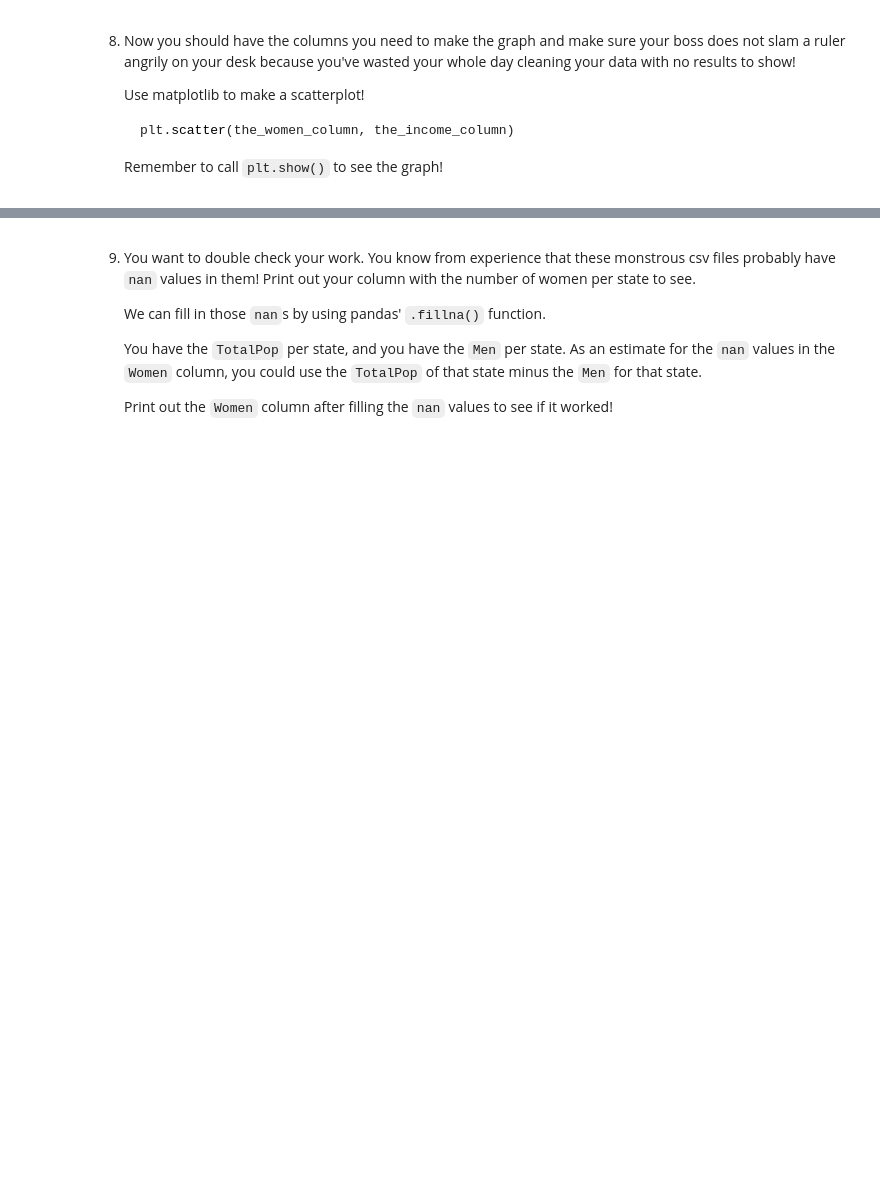
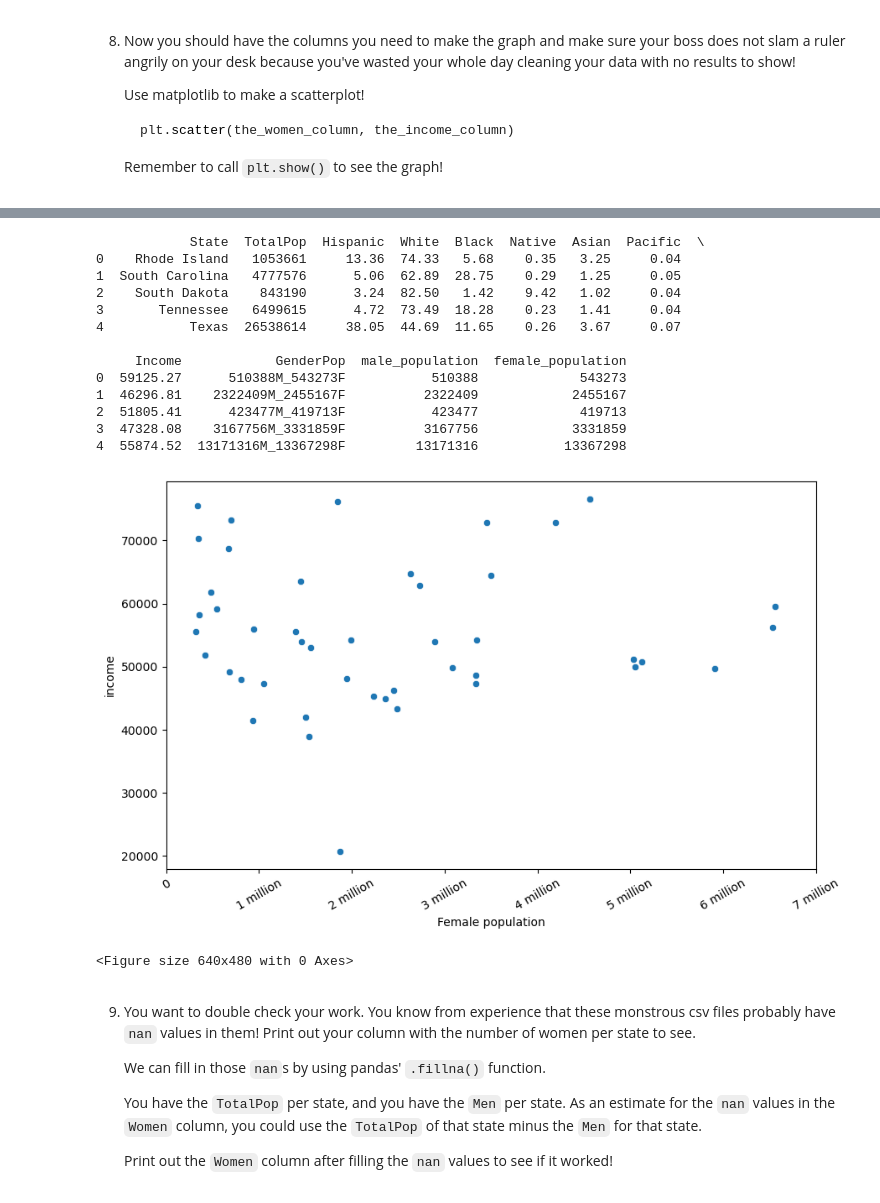
Before and after one commit to Pouria-Zarrin/Cleaning-US-Census-Data, a Jupyter notebook: Cleaning US Census Data.ipynb, the cells around one changed output, grey strips where cells are left out. Cells and saved outputs as stored; diff of their text form; code cells hidden in the pictures; blank space fills up the shorter version.

Commit message:
scatter plot created for women/income

````diff
--- a/Cleaning US Census Data.ipynb
+++ b/Cleaning US Census Data.ipynb
@@ -146,3 +135,9 @@ dtype: object
    ```
 
    Remember to call `plt.show()` to see the graph!
+# %%
+# the first colummn is dropped and State is considered as the index
+df = df.drop('Unnamed: 0', axis=1, errors='ignore')
+if 'States' in df.columns:
+    df = df.set_index('States')
+print (df.head())
@@ -149,3 +158,44 @@ dtype: object
+# %%
+#df.set_index('State', inplace=True)
+#df.reset_index(inplace=True)
+#df = df.drop(['level_0' , 'index'], axis=1)
+
+print (df.head())
+
+
+female = df.female_population[df.female_population <= 0.75*(10**7)]
+
+fig ,ax = plt.subplots(figsize=(10, 6))
+
+sns.scatterplot(x=female , y='Income' , data=df)
+default_xticks = ax.get_xticks()
+
+ax.set_xticks(default_xticks)
+ax.set_xticklabels(['0', '1 million', '2 million', '3 million', '4 million', '5 million', '6 million' , '7 million'] , rotation=30)
+
+# Set axis labels
+ax.set_xlabel('Female population')
+ax.set_ylabel('income')
+
+
+plt.show()
+plt.clf()
+# %% [output]
+            State  TotalPop  Hispanic  White  Black  Native  Asian  Pacific  \
+0    Rhode Island   1053661     13.36  74.33   5.68    0.35   3.25     0.04
+1  South Carolina   4777576      5.06  62.89  28.75    0.29   1.25     0.05
+2    South Dakota    843190      3.24  82.50   1.42    9.42   1.02     0.04
+3       Tennessee   6499615      4.72  73.49  18.28    0.23   1.41     0.04
+4           Texas  26538614     38.05  44.69  11.65    0.26   3.67     0.07
+
+     Income            GenderPop  male_population  female_population
+0  59125.27      510388M_543273F           510388             543273
+1  46296.81    2322409M_2455167F          2322409            2455167
+2  51805.41      423477M_419713F           423477             419713
+3  47328.08    3167756M_3331859F          3167756            3331859
+4  55874.52  13171316M_13367298F         13171316           13367298
+[figure, added]
+<Figure size 640x480 with 0 Axes>
 # %% [markdown]
 9. You want to double check your work. You know from experience that these monstrous csv files probably have `nan` values in them! Print out your column with the number of women per state to see.
 
````
Also changed, not shown: parts of 6 cells of this notebook.
